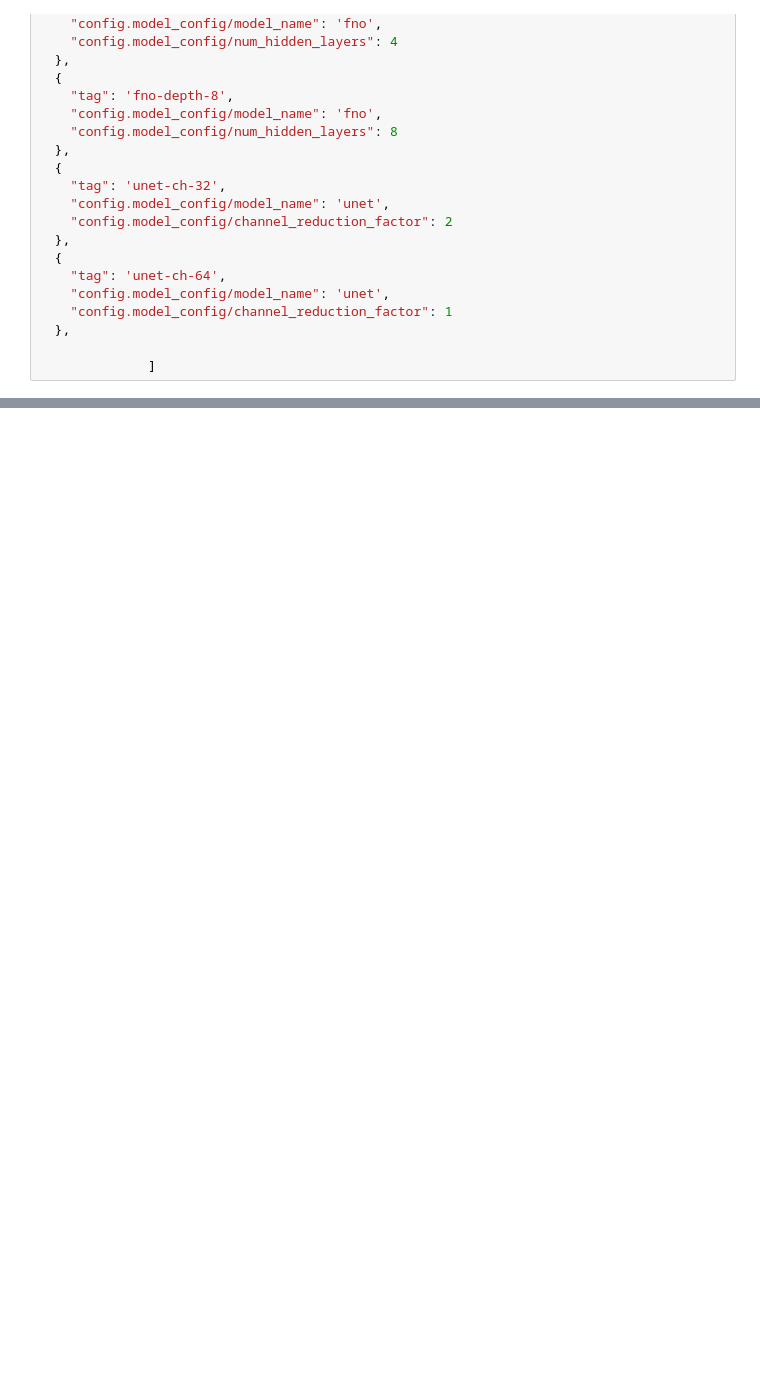
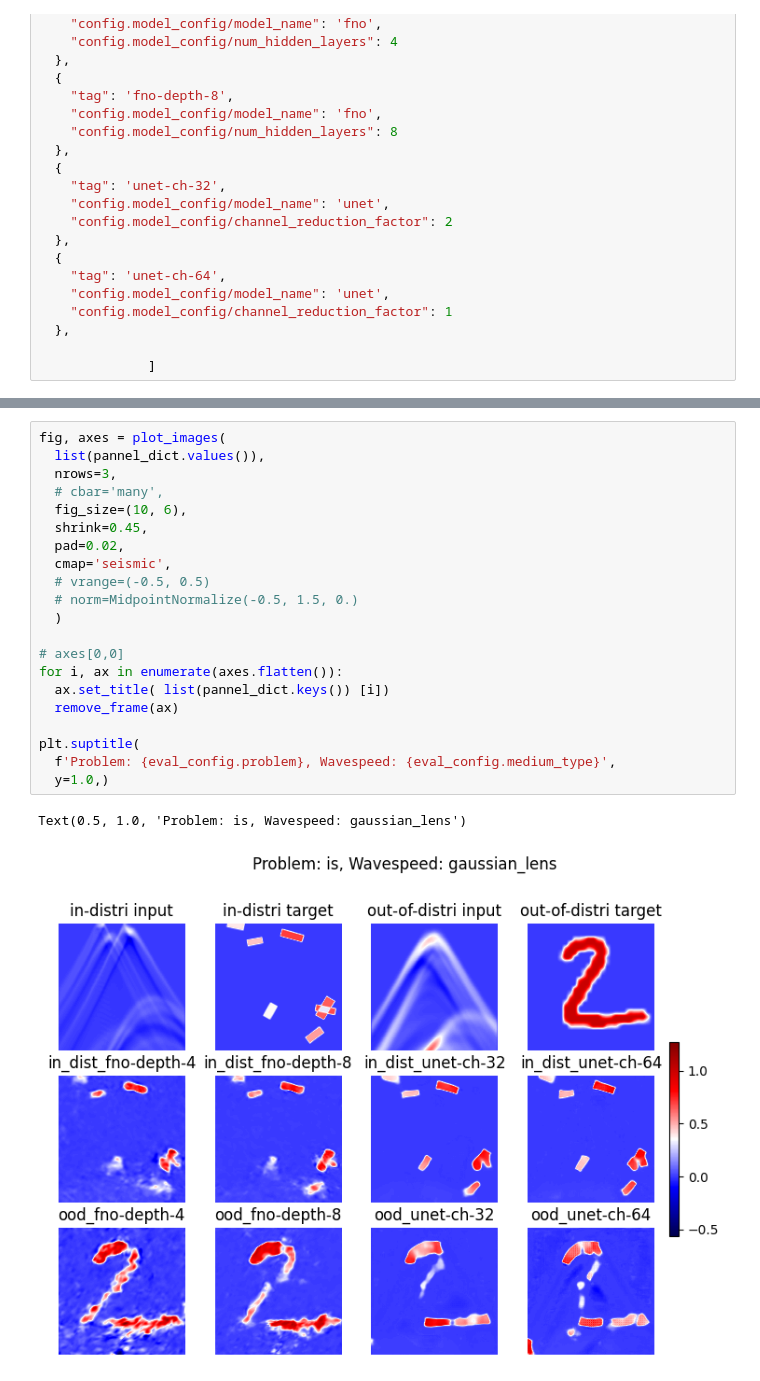
Before and after one commit to wavebench/wavebench, a Jupyter notebook: notebooks/evaluation/evaluate-model-on-rtc.ipynb, the cells around one changed output, grey strips where cells are left out. Saved outputs shown, nothing was run; the diff lists cells and outputs as text; blank space fills up the shorter version.

```diff
--- a/notebooks/evaluation/evaluate-model-on-rtc.ipynb
+++ b/notebooks/evaluation/evaluate-model-on-rtc.ipynb
@@ -256,3 +286,27 @@ model hparams:
+# %%
+fig, axes = plot_images(
+  list(pannel_dict.values()),
+  nrows=3,
+  # cbar='many',
+  fig_size=(10, 6),
+  shrink=0.45,
+  pad=0.02,
+  cmap='seismic',
+  # vrange=(-0.5, 0.5)
+  # norm=MidpointNormalize(-0.5, 1.5, 0.)
+  )
+
+# axes[0,0]
+for i, ax in enumerate(axes.flatten()):
+  ax.set_title( list(pannel_dict.keys()) [i])
+  remove_frame(ax)
+
+plt.suptitle(
+  f'Problem: {eval_config.problem}, Wavespeed: {eval_config.medium_type}',
+  y=1.0,)
+# %% [output]
+Text(0.5, 1.0, 'Problem: is, Wavespeed: gaussian_lens')
+[figure, added]
 # %%
 
 # plt.savefig(
```
Also changed, not shown: parts of 8 cells of this notebook, 27 other files.
